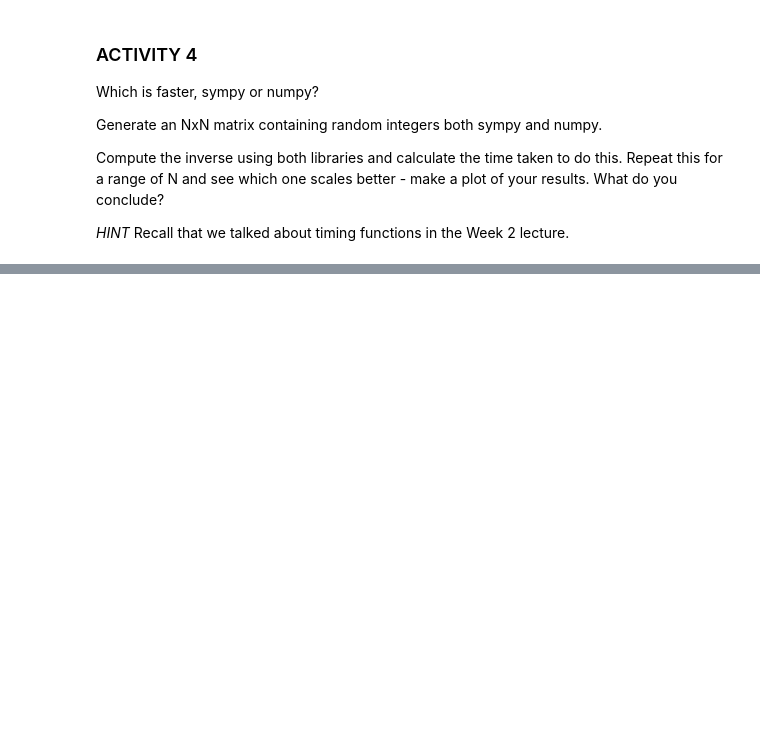
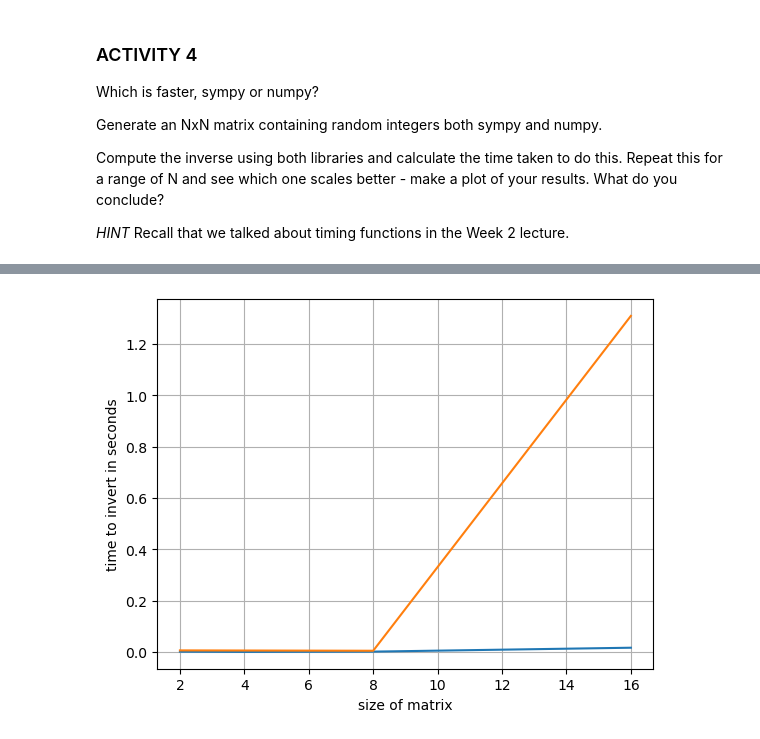
Before and after one commit to KAClough/TopicsInSciComp, a Jupyter notebook: Notebooks/Week5_LabExercises.ipynb, the cells around one changed output, grey strips where cells are left out. Cells and saved outputs as stored; diff of their text form; code cells hidden in the pictures; blank space fills up the shorter version.

```diff
--- a/Notebooks/Week5_LabExercises.ipynb
+++ b/Notebooks/Week5_LabExercises.ipynb
@@ -271,0 +435,34 @@ print(np.linalg.inv(my_matrix))
+# %%
+import time
+from sympy import Matrix
+
+N_vector = np.array([2,4,8,16])
+N_inverse_sympy = np.zeros(np.size(N_vector))
+N_inverse_numpy = np.zeros(np.size(N_vector))
+
+for ix, N in enumerate(N_vector) :
+
+    my_matrix = numpy.random.randint(low=0, high=10, size=[N,N])
+
+    #time numpy
+    t_start = time.time()
+    np.linalg.inv(my_matrix)
+    t_end = time.time()
+    t_in_seconds = t_end - t_start
+    N_inverse_numpy[ix] = t_in_seconds
+
+    #time it
+    my_sympy_matrix = Matrix(my_matrix)
+    t_start = time.time()
+    sympy_inverse = my_sympy_matrix.inv()
+    t_end = time.time()
+    t_in_seconds = t_end - t_start
+    N_inverse_sympy[ix] = t_in_seconds
+
+plt.plot(N_vector, N_inverse_numpy, label='numpy')
+plt.plot(N_vector, N_inverse_sympy, label='sympy')
+plt.xlabel("size of matrix")
+plt.ylabel("time to invert in seconds")
+plt.grid()
+# %% [output]
+[figure, added]
```
Also changed, not shown: parts of 6 cells of this notebook, 1 other file.
